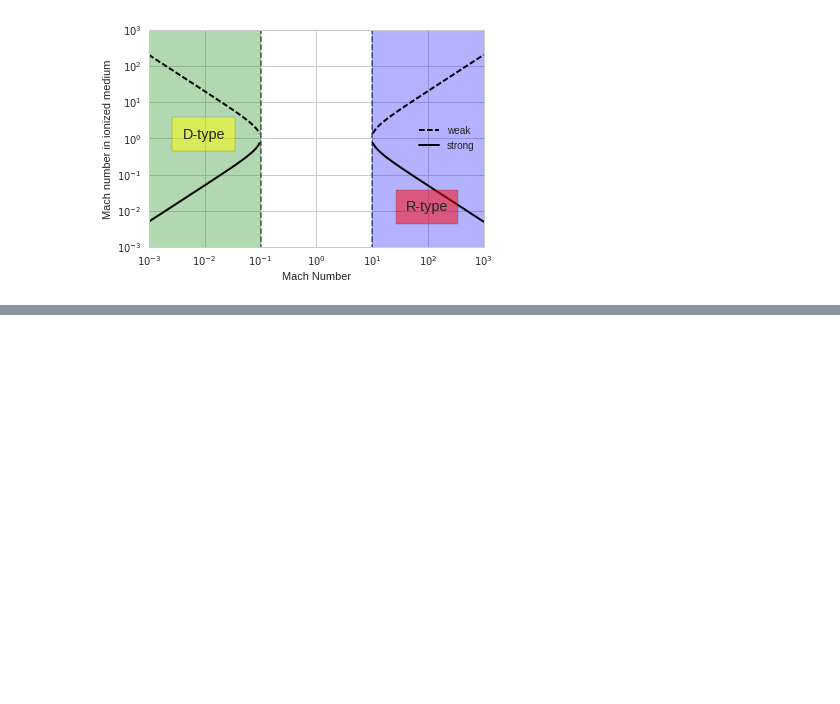
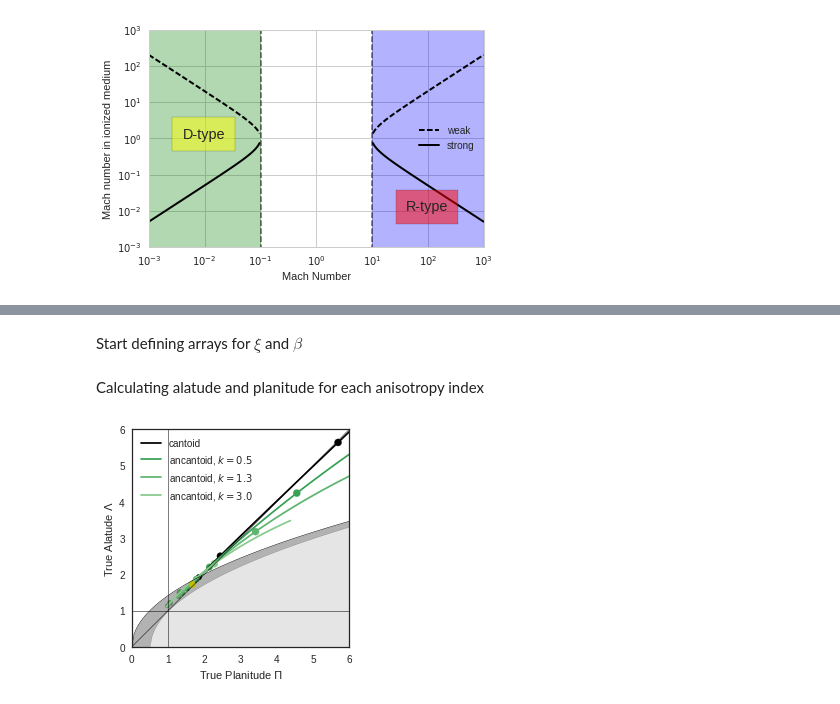
Before and after one commit to Lxndrs/Thesis, a Jupyter notebook: Picture_maker.ipynb, the cells around one changed output, grey strips where cells are left out. Drawn from its saved outputs; the diff is of its cells as text; code cells hidden in the pictures; blank space fills up the shorter version.

```diff
--- a/Picture_maker.ipynb
+++ b/Picture_maker.ipynb
@@ -227,0 +366,48 @@ plt.savefig("./Figures/IF-vel-jump.pdf")
+# %% [markdown]
+Start defining arrays for $\xi$ and $\beta$
+# %%
+beta_arr = np.linspace(1e-4, 0.99, 100)
+xi = np.array([1.0, 0.8, 0.6, 0.4])
+sb = np.sqrt(beta_arr)
+beta_d = np.array([1e-3, 1e-2, 1e-1, 0.5])
+# %% [markdown]
+Calculating alatude and planitude for each anisotropy index
+# %%
+for X, c in zip(xi, colors_x[1:]):
+    Lambda = np.sqrt(3*X)*(1+sb)/(np.sqrt(1+0.2*X*beta_arr)*(1-X*beta_arr))
+    k = 2./X -2
+    Ak = 1./15 - 3*k/20
+    Ckb = 0.5*(Ak-beta_arr/15.)
+    Rtt = Ckb/(1+sb) + (1+2*sb)/6.
+    Pi = 1./(1-2*Rtt)
+    if X==1.0:
+        label=r"cantoid"
+        c = "k"
+    else:
+        label=r"ancantoid, $k={:.1f}$".format(k)
+    ckb_d = 0.5*(Ak-beta_d/15.) #Get Pi and Lambda for a discrete values of beta an plot as scatter points
+    Rtt_d = ckb_d/(1+np.sqrt(beta_d)) + (1+2*np.sqrt(beta_d))/6.
+    Pi_d = 1./(1-2*Rtt_d)
+    Lambda_d = np.sqrt(3*X)*(1+np.sqrt(beta_d))/(np.sqrt(1+0.2*X*beta_d)*(1-X*beta_d))
+    plt.scatter(Pi_d, Lambda_d, s=11.11*(np.log10(beta_d)+4.8), c=c, marker="o")
+    plt.plot(Pi, Lambda, label=label, c=c)
+plt.plot(5./3, np.sqrt(3.), c="y", marker="o")  #Plot Wilkinoid shape
+plt.legend()
+plt.xlabel(r"True Planitude $\Pi$")
+plt.ylabel(r"True Alatude $\Lambda$")
+Pi_arr = np.linspace(0, 6, 100)
+L_par = np.sqrt(2*Pi_arr)
+L_circ = np.sqrt(2*Pi_arr - 1)
+L_circ[~np.isfinite(L_circ)] = 0.0
+plt.plot(Pi_arr, L_par, "k", lw=0.5)
+plt.plot(Pi_arr, Pi_arr, "k", lw=0.5)
+plt.plot(Pi_arr, np.ones_like(Pi_arr), "k", lw=0.5)
+plt.plot(np.ones_like(Pi_arr), Pi_arr, "k", lw=0.5)
+plt.fill_between(Pi_arr, L_par, L_circ, alpha=0.3, color="black")
+plt.fill_between(Pi_arr, L_circ, alpha=0.1, color="black")
+plt.axes().set_aspect('equal')
+plt.xlim(0, 6)
+plt.ylim(0, 6)
+plt.savefig("./Figures/Pi-vs-Lambda.pdf")
+# %% [output]
+[figure, added]
```
Also changed, not shown: parts of 15 cells of this notebook, 7 other files.
